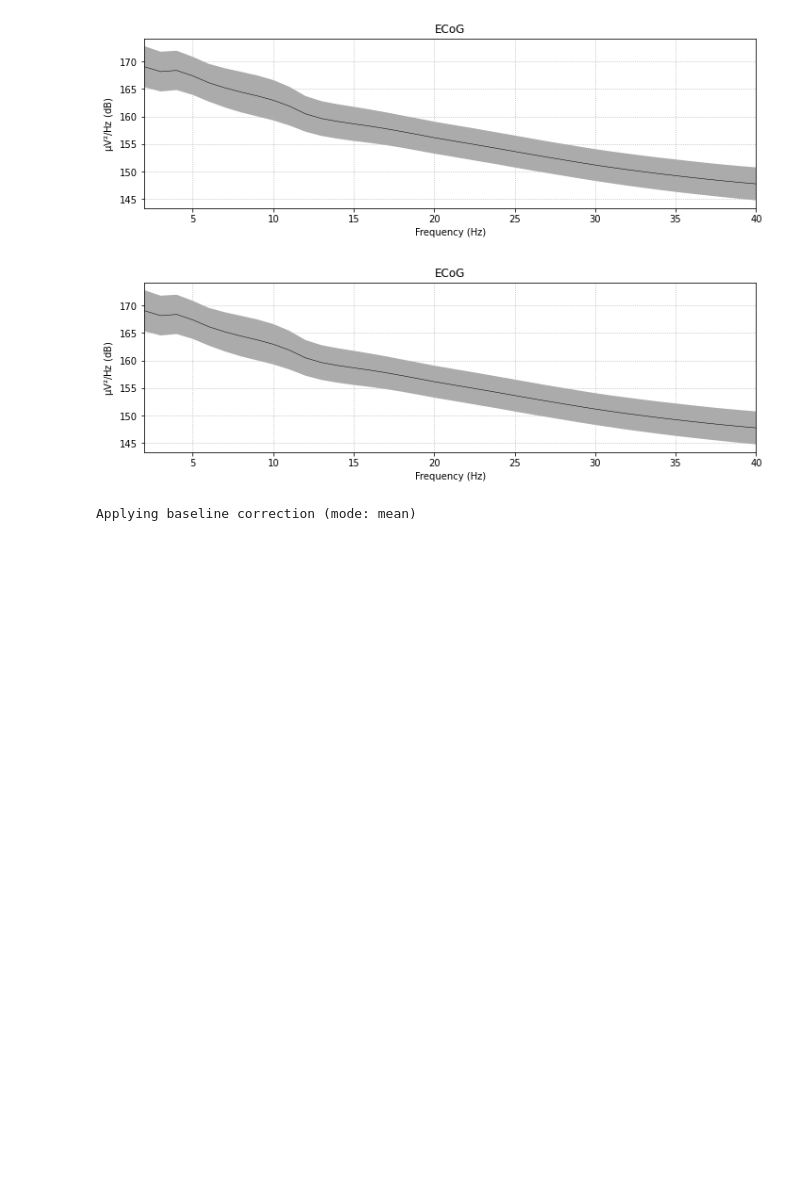
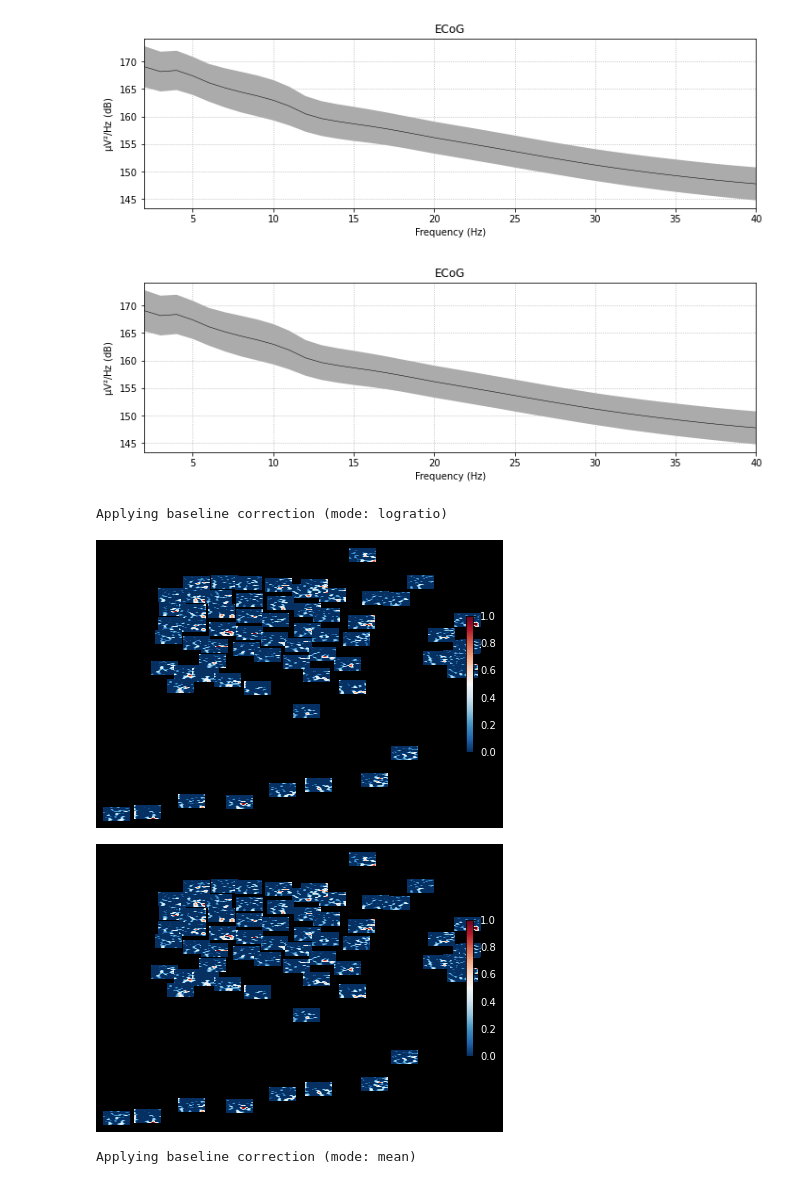
Before and after one commit to NevVerVer/Neuromatch_2022_EcoG_movements, a Jupyter notebook: pipeline/2_movement_initiation_ecog.ipynb, the cells around one changed output. Drawn from its saved outputs; the diff is of its cells as text; code cells hidden in the pictures; blank space fills up the shorter version.

```diff
--- a/pipeline/2_movement_initiation_ecog.ipynb
+++ b/pipeline/2_movement_initiation_ecog.ipynb
@@ -74,6 +115,12 @@ epochs.plot_psd(fmin=2., fmax=40., average=True, spatial_colors=False)
 freqs = np.logspace(*np.log10([4, 150]), num=120)
 average_tfr = mne.time_frequency.tfr_morlet(
     evoked, freqs, n_cycles = freqs / 2., use_fft=True, return_itc=False, verbose=False)
+# %%
+average_tfr.plot_topo(baseline=(-0.5, 0), mode='logratio', vmin=0, vmax=1)
+# %% [output]
+Applying baseline correction (mode: logratio)
+[figure, added]
+[figure, added]
 # %%
 for ch_num in range(64):
     average_tfr.plot([ch_num], baseline=(-0.5, 0), mode='mean', title=f"Channel {average_tfr.ch_names[ch_num]}")
```
Also changed, not shown: parts of 4 cells of this notebook.
